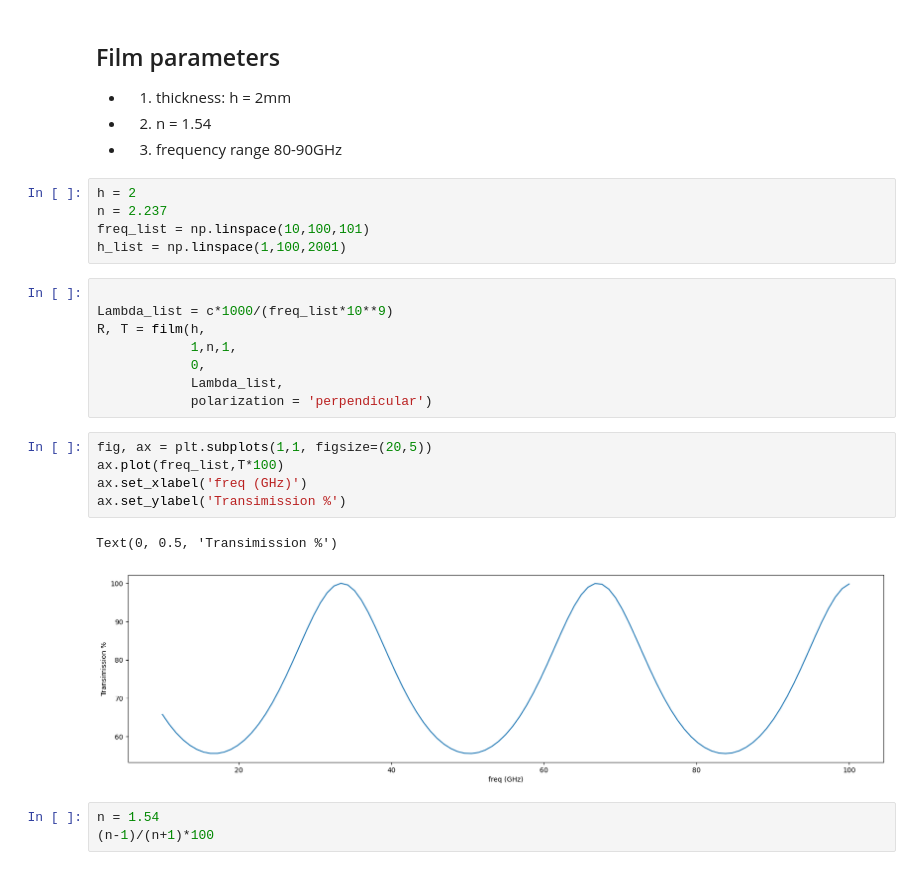
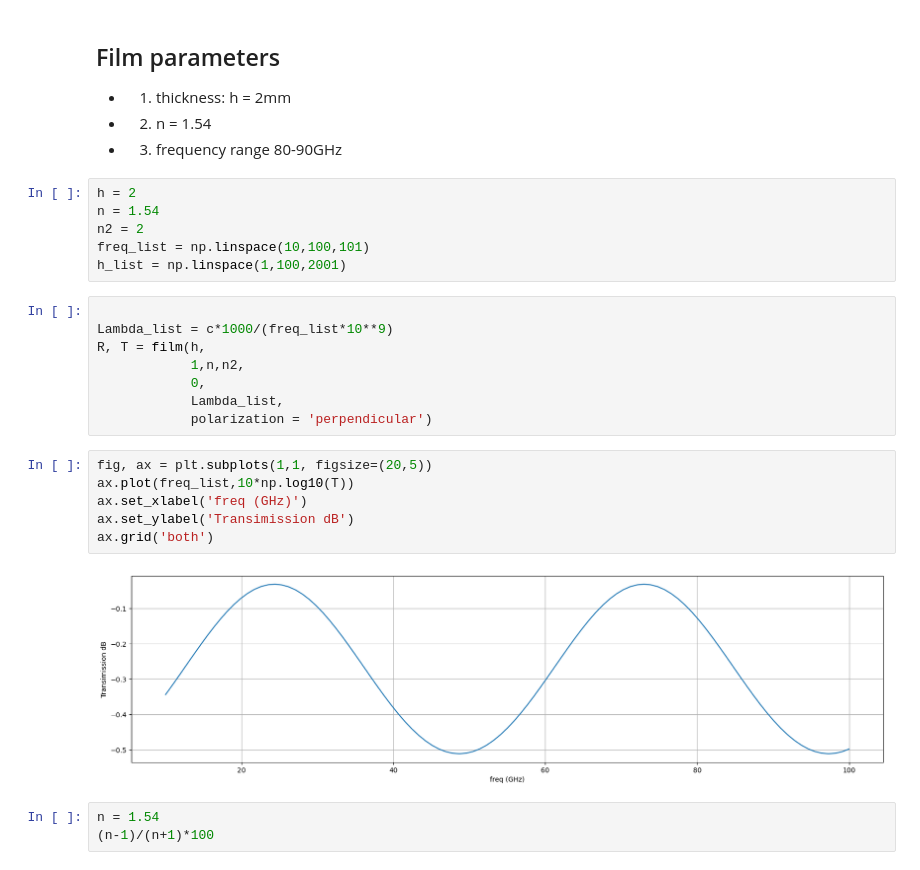
Before and after one commit to XiaodongRencologne/PO_test, a Jupyter notebook: film_reflection_transmission.ipynb, the cells around one changed output. Saved outputs shown, nothing was run; the diff lists cells and outputs as text.

```diff
--- a/film_reflection_transmission.ipynb
+++ b/film_reflection_transmission.ipynb
@@ -11,25 +11,26 @@ c = 299792458
 * 3. frequency range 80-90GHz
 # %%
 h = 2
-n = 2.237
+n = 1.54
+n2 = 2
 freq_list = np.linspace(10,100,101)
 h_list = np.linspace(1,100,2001)
 # %%
 
 Lambda_list = c*1000/(freq_list*10**9)
 R, T = film(h,
-            1,n,1,
+            1,n,n2,
             0,
             Lambda_list,
             polarization = 'perpendicular')
 # %%
 fig, ax = plt.subplots(1,1, figsize=(20,5))
-ax.plot(freq_list,T*100)
+ax.plot(freq_list,10*np.log10(T))
 ax.set_xlabel('freq (GHz)')
-ax.set_ylabel('Transimission %')
+ax.set_ylabel('Transimission dB')
+ax.grid('both')
 # %% [output]
-Text(0, 0.5, 'Transimission %')
-[figure, old version]
+[figure, new version]
 # %%
 n = 1.54
 (n-1)/(n+1)*100
```
Also changed, not shown: 4 other files.
